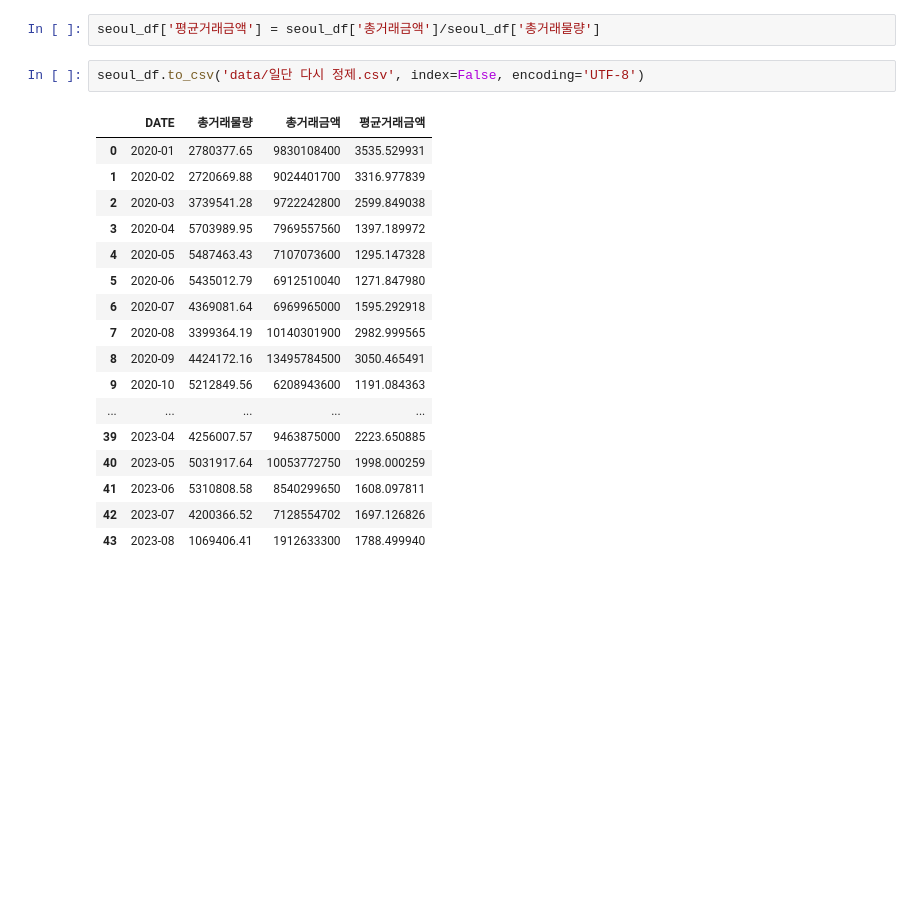
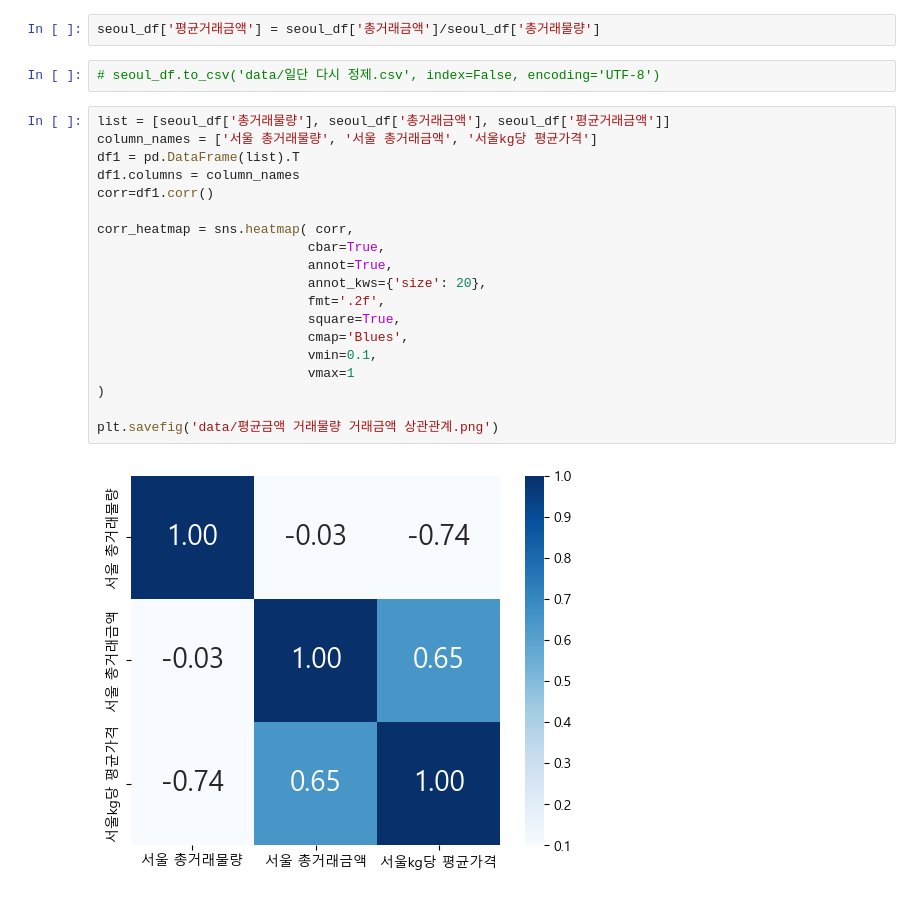
Before and after one commit to initbtn/big_project, a Jupyter notebook: data_refine.ipynb, the cells around one changed output. Saved outputs shown, nothing was run; the diff lists cells and outputs as text; blank space fills up the shorter version.

```diff
--- a/data_refine.ipynb
+++ b/data_refine.ipynb
@@ -97,22 +97,25 @@ print(seoul_df['총거래금액'][1]/seoul_df['총거래물량'][1])
 # %%
 seoul_df['평균거래금액'] = seoul_df['총거래금액']/seoul_df['총거래물량']
 # %%
-seoul_df.to_csv('data/일단 다시 정제.csv', index=False, encoding='UTF-8')
+# seoul_df.to_csv('data/일단 다시 정제.csv', index=False, encoding='UTF-8')
-# %% [output]
-|  | DATE | 총거래물량 | 총거래금액 | 평균거래금액 |
-| 0 | 2020-01 | 2780377.65 | 9830108400 | 3535.529931 |
-| 1 | 2020-02 | 2720669.88 | 9024401700 | 3316.977839 |
-| 2 | 2020-03 | 3739541.28 | 9722242800 | 2599.849038 |
-| 3 | 2020-04 | 5703989.95 | 7969557560 | 1397.189972 |
-| 4 | 2020-05 | 5487463.43 | 7107073600 | 1295.147328 |
-| 5 | 2020-06 | 5435012.79 | 6912510040 | 1271.847980 |
-| 6 | 2020-07 | 4369081.64 | 6969965000 | 1595.292918 |
-| 7 | 2020-08 | 3399364.19 | 10140301900 | 2982.999565 |
-| 8 | 2020-09 | 4424172.16 | 13495784500 | 3050.465491 |
-| 9 | 2020-10 | 5212849.56 | 6208943600 | 1191.084363 |
-| ... | ... | ... | ... | ... |
-| 39 | 2023-04 | 4256007.57 | 9463875000 | 2223.650885 |
-| 40 | 2023-05 | 5031917.64 | 10053772750 | 1998.000259 |
-| 41 | 2023-06 | 5310808.58 | 8540299650 | 1608.097811 |
-| 42 | 2023-07 | 4200366.52 | 7128554702 | 1697.126826 |
-| 43 | 2023-08 | 1069406.41 | 1912633300 | 1788.499940 |
+# %%
+list = [seoul_df['총거래물량'], seoul_df['총거래금액'], seoul_df['평균거래금액']]
+column_names = ['서울 총거래물량', '서울 총거래금액', '서울kg당 평균가격']
+df1 = pd.DataFrame(list).T
+df1.columns = column_names
+corr=df1.corr()
+
+corr_heatmap = sns.heatmap( corr,
+                           cbar=True,
+                           annot=True,
+                           annot_kws={'size': 20},
+                           fmt='.2f',
+                           square=True,
+                           cmap='Blues',
+                           vmin=0.1,
+                           vmax=1
+)
+
+plt.savefig('data/평균금액 거래물량 거래금액 상관관계.png')
+# %% [output]
+[figure, added]
```
Also changed, not shown: parts of 3 cells of this notebook, 17 other files.
